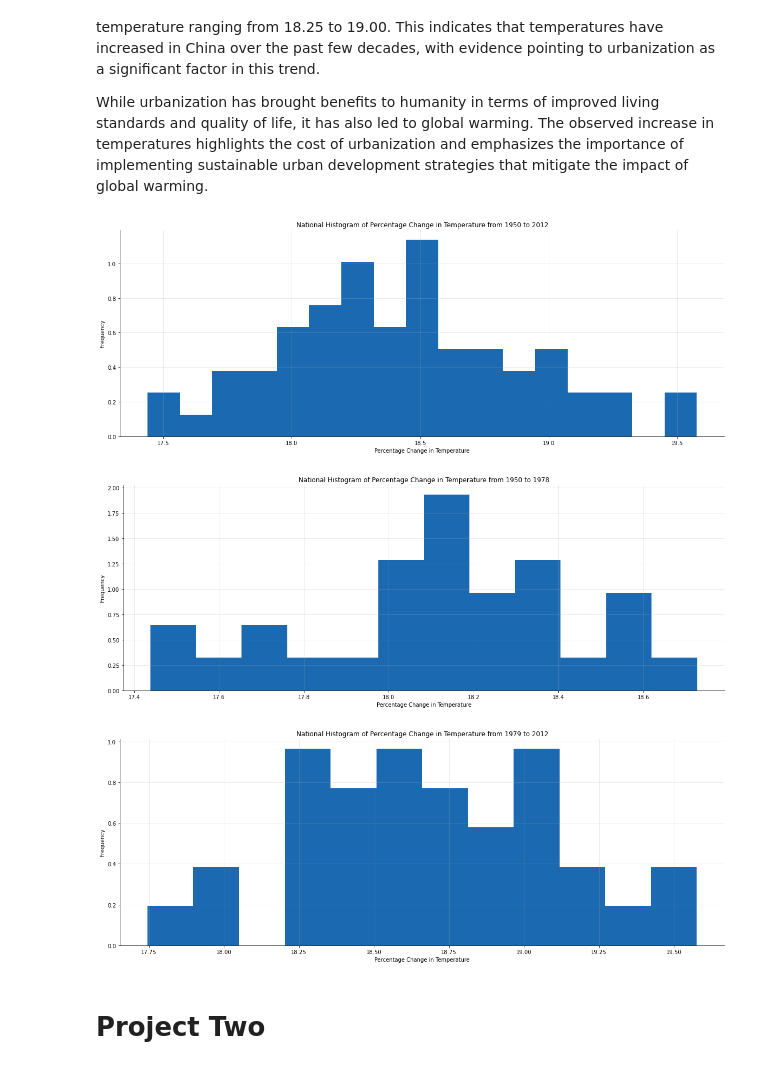
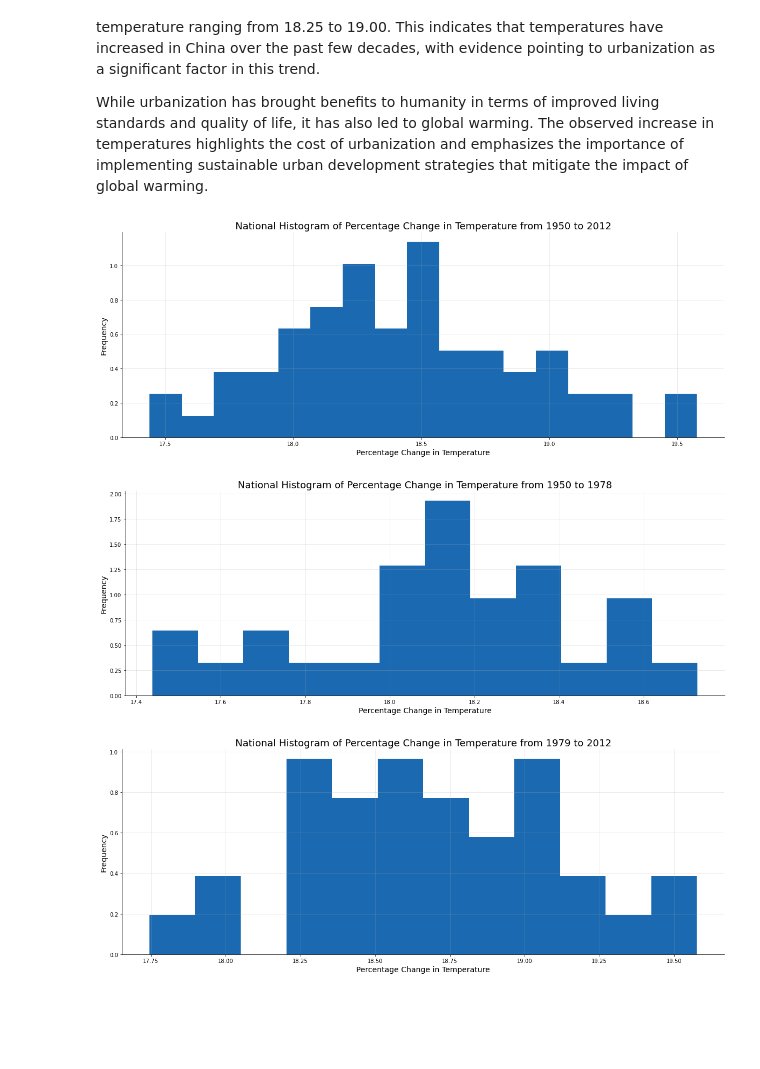
Before and after one commit to POLO6eek/ECO225Project, a Jupyter notebook: Code/ECO225_Project_2.ipynb, the cells around one changed output. Saved outputs shown, nothing was run; the diff lists cells and outputs as text; code cells hidden in the pictures; blank space fills up the shorter version.

```diff
--- a/Code/ECO225_Project_2.ipynb
+++ b/Code/ECO225_Project_2.ipynb
@@ -410,17 +411,17 @@ While urbanization has brought benefits to humanity in terms of improved living
 # %%
 fig, ax = plt.subplots(figsize=(20, 7))
 mean_pivot.plot(
     kind="hist", y="mean_temp_change", color="#1a69b1",
     bins=17, legend=False, density=True, ax=ax
 )
 ax.spines['right'].set_visible(False)
 ax.spines['top'].set_visible(False)
-ax.set_xlabel("Percentage Change in Temperature")
-ax.set_ylabel("Frequency")
-ax.set_title("National Histogram of Percentage Change in Temperature from 1950 to 2012")
+ax.set_xlabel("Percentage Change in Temperature", fontsize=14)
+ax.set_ylabel("Frequency", fontsize=14)
+ax.set_title("National Histogram of Percentage Change in Temperature from 1950 to 2012", fontsize=18)
 ax.grid(True, alpha=0.3)
 # %% [output]
-[figure, old version]
+[figure, new version]
 # %%
 fig, ax = plt.subplots(figsize=(20, 7))
 mean_pivot_before.plot(
@@ -429,12 +430,12 @@ mean_pivot_before.plot(
 )
 ax.spines['right'].set_visible(False)
 ax.spines['top'].set_visible(False)
-ax.set_xlabel("Percentage Change in Temperature")
-ax.set_ylabel("Frequency")
-ax.set_title("National Histogram of Percentage Change in Temperature from 1950 to 1978")
+ax.set_xlabel("Percentage Change in Temperature", fontsize=14)
+ax.set_ylabel("Frequency", fontsize=14)
+ax.set_title("National Histogram of Percentage Change in Temperature from 1950 to 1978", fontsize=18)
 ax.grid(True, alpha=0.3)
 # %% [output]
-[figure, old version]
+[figure, new version]
 # %%
 fig, ax = plt.subplots(figsize=(20, 7))
 mean_pivot_after.plot(
@@ -443,11 +444,9 @@ mean_pivot_after.plot(
 )
 ax.spines['right'].set_visible(False)
 ax.spines['top'].set_visible(False)
-ax.set_xlabel("Percentage Change in Temperature")
-ax.set_ylabel("Frequency")
-ax.set_title("National Histogram of Percentage Change in Temperature from 1979 to 2012")
+ax.set_xlabel("Percentage Change in Temperature", fontsize=14)
+ax.set_ylabel("Frequency", fontsize=14)
+ax.set_title("National Histogram of Percentage Change in Temperature from 1979 to 2012", fontsize=18)
 ax.grid(True, alpha=0.3)
 # %% [output]
-[figure, old version]
+[figure, new version]
-# %% [markdown]
-# Project Two
```
Also changed, not shown: parts of 55 cells of this notebook, 26 other files.
